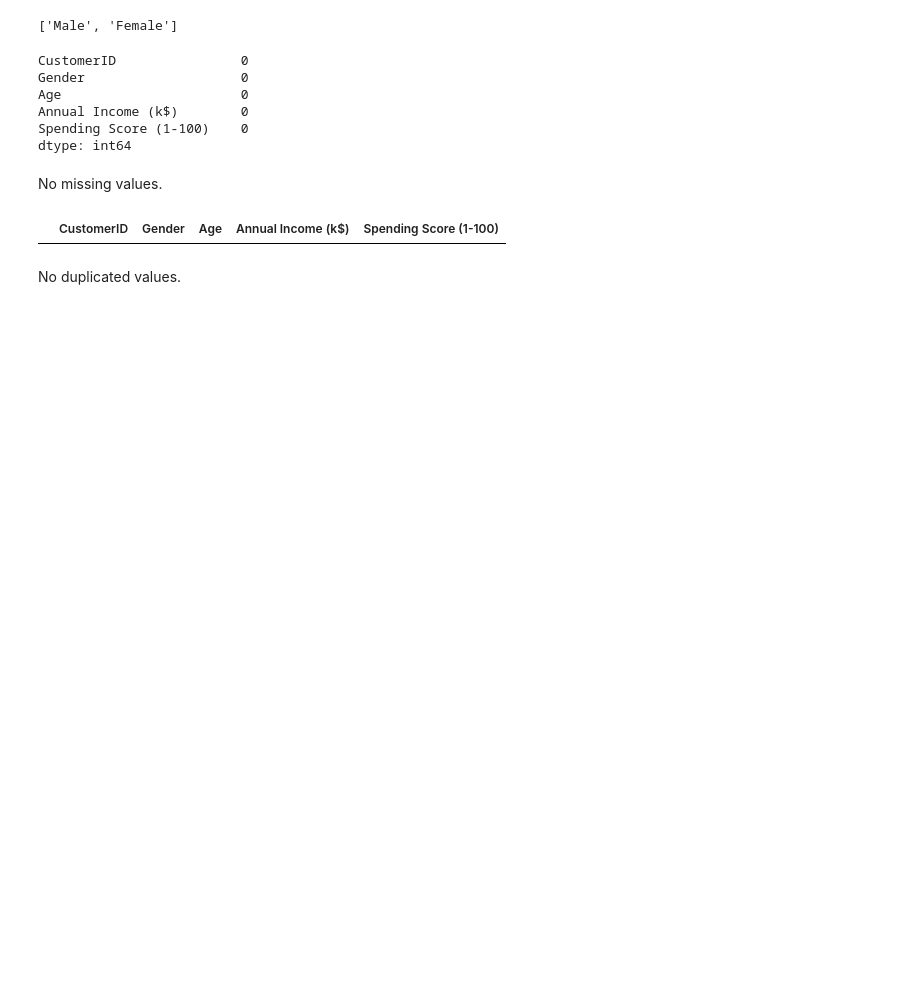
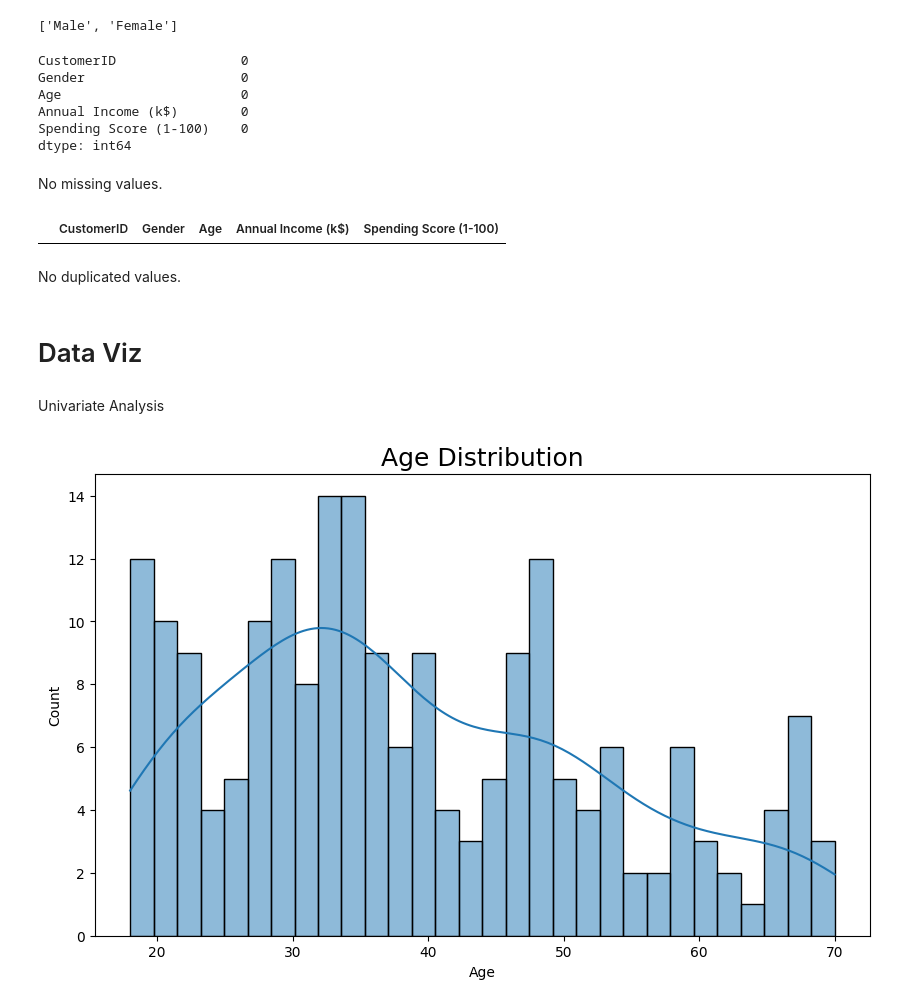
Before and after one commit to zakomayo/Customer-Segmentation, a Jupyter notebook: Customer_segmentation.ipynb, the cells around one changed output. Drawn from its saved outputs; the diff is of its cells as text; code cells hidden in the pictures; blank space fills up the shorter version.

```diff
--- a/Customer_segmentation.ipynb
+++ b/Customer_segmentation.ipynb
@@ -98,3 +99,16 @@ df[df.duplicated(keep='first')]
 |  | CustomerID | Gender | Age | Annual Income (k$) | Spending Score (1-100) |
 # %% [markdown]
 No duplicated values.
+# %% [markdown]
+# Data Viz
+# %% [markdown]
+Univariate Analysis
+# %%
+plt.figure(figsize=(10,6))
+sns.histplot(df.Age, bins = 30, kde = True)
+plt.title('Age Distribution',size=18)
+plt.xlabel('Age')
+plt.ylabel('Count')
+plt.show()
+# %% [output]
+[figure, added]
```
Also changed, not shown: parts of 8 cells of this notebook.
